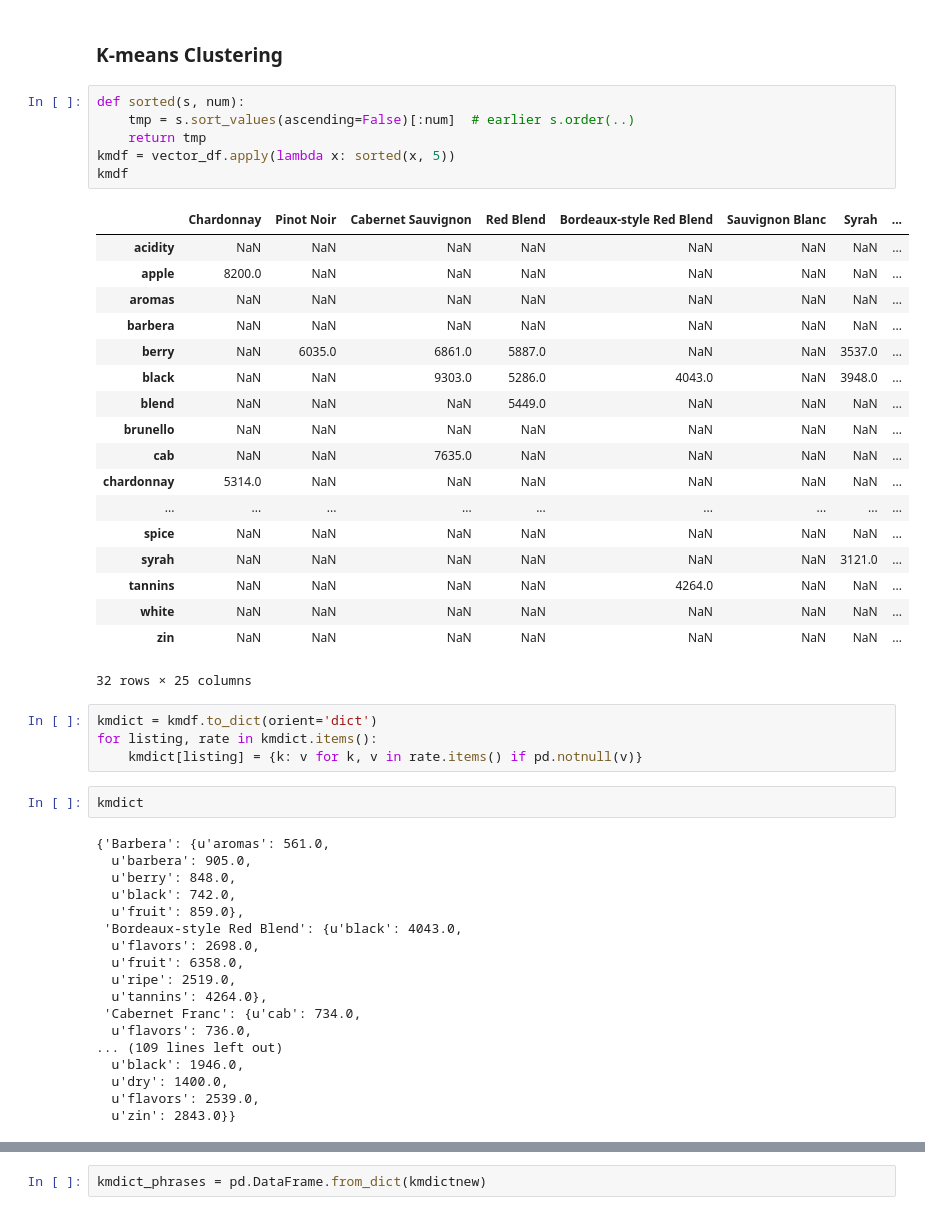
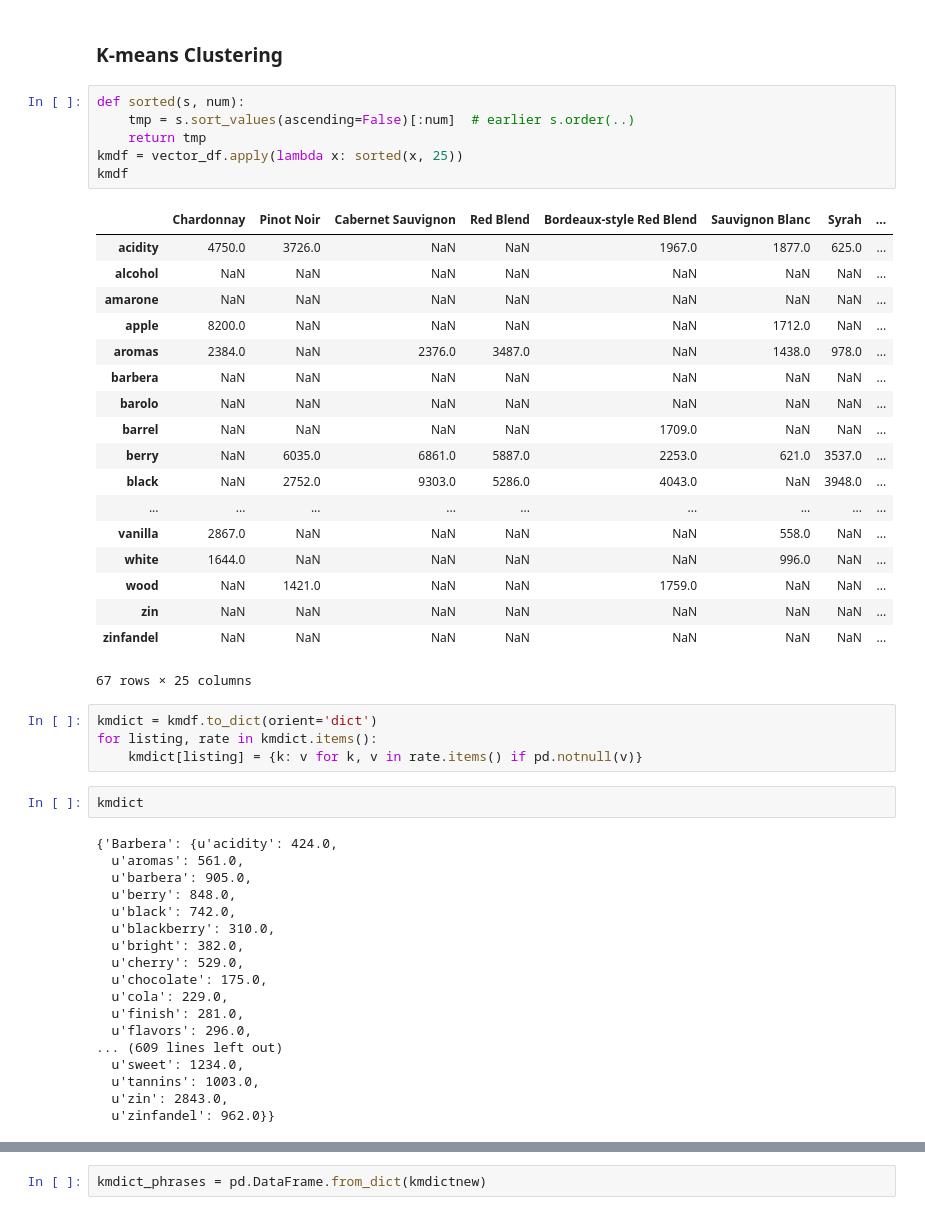
Before and after one commit to p-mckenzie/TextAnalytics, a Jupyter notebook: Project/Text_Project.ipynb, the cells around one changed output, grey strips where cells are left out. Cells and saved outputs as stored; diff of their text form.

```diff
--- a/Project/Text_Project.ipynb
+++ b/Project/Text_Project.ipynb
@@ -330,28 +330,28 @@ print new['attribute'][:5].values
 # %%
 def sorted(s, num):
     tmp = s.sort_values(ascending=False)[:num]  # earlier s.order(..)
     return tmp
-kmdf = vector_df.apply(lambda x: sorted(x, 5))
+kmdf = vector_df.apply(lambda x: sorted(x, 25))
 kmdf
 # %% [output]
 |  | Chardonnay | Pinot Noir | Cabernet Sauvignon | Red Blend | Bordeaux-style Red Blend | Sauvignon Blanc | Syrah | ... |
-| acidity | NaN | NaN | NaN | NaN | NaN | NaN | NaN | ... |
-| apple | 8200.0 | NaN | NaN | NaN | NaN | NaN | NaN | ... |
-| aromas | NaN | NaN | NaN | NaN | NaN | NaN | NaN | ... |
+| acidity | 4750.0 | 3726.0 | NaN | NaN | 1967.0 | 1877.0 | 625.0 | ... |
+| alcohol | NaN | NaN | NaN | NaN | NaN | NaN | NaN | ... |
+| amarone | NaN | NaN | NaN | NaN | NaN | NaN | NaN | ... |
+| apple | 8200.0 | NaN | NaN | NaN | NaN | 1712.0 | NaN | ... |
+| aromas | 2384.0 | NaN | 2376.0 | 3487.0 | NaN | 1438.0 | 978.0 | ... |
 | barbera | NaN | NaN | NaN | NaN | NaN | NaN | NaN | ... |
-| berry | NaN | 6035.0 | 6861.0 | 5887.0 | NaN | NaN | 3537.0 | ... |
-| black | NaN | NaN | 9303.0 | 5286.0 | 4043.0 | NaN | 3948.0 | ... |
-| blend | NaN | NaN | NaN | 5449.0 | NaN | NaN | NaN | ... |
-| brunello | NaN | NaN | NaN | NaN | NaN | NaN | NaN | ... |
-| cab | NaN | NaN | 7635.0 | NaN | NaN | NaN | NaN | ... |
-| chardonnay | 5314.0 | NaN | NaN | NaN | NaN | NaN | NaN | ... |
+| barolo | NaN | NaN | NaN | NaN | NaN | NaN | NaN | ... |
+| barrel | NaN | NaN | NaN | NaN | 1709.0 | NaN | NaN | ... |
+| berry | NaN | 6035.0 | 6861.0 | 5887.0 | 2253.0 | 621.0 | 3537.0 | ... |
+| black | NaN | 2752.0 | 9303.0 | 5286.0 | 4043.0 | NaN | 3948.0 | ... |
 | ... | ... | ... | ... | ... | ... | ... | ... | ... |
-| spice | NaN | NaN | NaN | NaN | NaN | NaN | NaN | ... |
-| syrah | NaN | NaN | NaN | NaN | NaN | NaN | 3121.0 | ... |
-| tannins | NaN | NaN | NaN | NaN | 4264.0 | NaN | NaN | ... |
-| white | NaN | NaN | NaN | NaN | NaN | NaN | NaN | ... |
+| vanilla | 2867.0 | NaN | NaN | NaN | NaN | 558.0 | NaN | ... |
+| white | 1644.0 | NaN | NaN | NaN | NaN | 996.0 | NaN | ... |
+| wood | NaN | 1421.0 | NaN | NaN | 1759.0 | NaN | NaN | ... |
 | zin | NaN | NaN | NaN | NaN | NaN | NaN | NaN | ... |
+| zinfandel | NaN | NaN | NaN | NaN | NaN | NaN | NaN | ... |
-32 rows × 25 columns
+67 rows × 25 columns
 # %%
 kmdict = kmdf.to_dict(orient='dict')
 for listing, rate in kmdict.items():
@@ -359,23 +359,23 @@ for listing, rate in kmdict.items():
 # %%
 kmdict
 # %% [output]
-{'Barbera': {u'aromas': 561.0,
+{'Barbera': {u'acidity': 424.0,
+  u'aromas': 561.0,
   u'barbera': 905.0,
   u'berry': 848.0,
   u'black': 742.0,
-  u'fruit': 859.0},
- 'Bordeaux-style Red Blend': {u'black': 4043.0,
-  u'flavors': 2698.0,
-  u'fruit': 6358.0,
-  u'ripe': 2519.0,
-  u'tannins': 4264.0},
- 'Cabernet Franc': {u'cab': 734.0,
-  u'flavors': 736.0,
-... (109 lines left out)
-  u'black': 1946.0,
-  u'dry': 1400.0,
-  u'flavors': 2539.0,
-  u'zin': 2843.0}}
+  u'blackberry': 310.0,
+  u'bright': 382.0,
+  u'cherry': 529.0,
+  u'chocolate': 175.0,
+  u'cola': 229.0,
+  u'finish': 281.0,
+  u'flavors': 296.0,
+... (609 lines left out)
+  u'sweet': 1234.0,
+  u'tannins': 1003.0,
+  u'zin': 2843.0,
+  u'zinfandel': 962.0}}
 # %%
 kmdictnew = {}
 for k, v in kmdict.iteritems():
```
Also changed, not shown: parts of 3 cells of this notebook.
